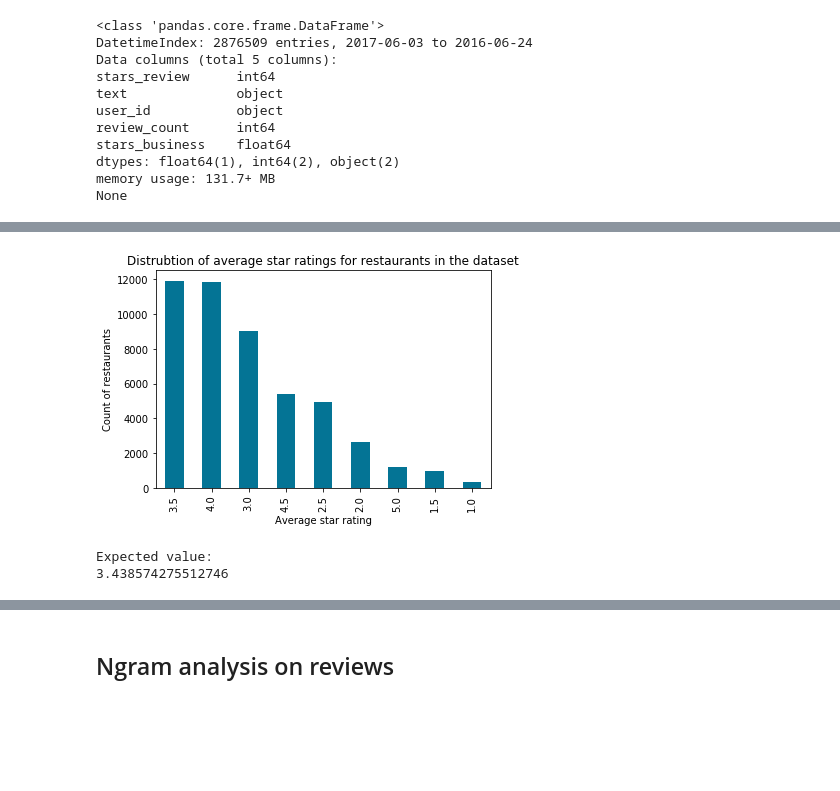
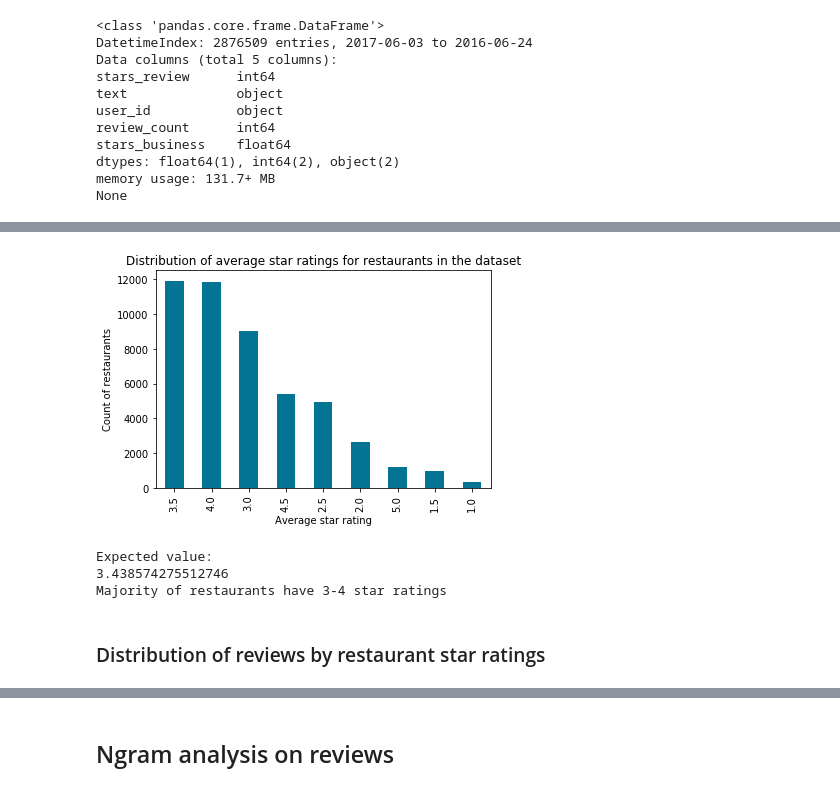
Before and after one commit to chriskhoo/Yelp-review-outlook, a Jupyter notebook: data_storytelling.ipynb, the cells around one changed output, grey strips where cells are left out. Drawn from its saved outputs; the diff is of its cells as text; code cells hidden in the pictures; blank space fills up the shorter version.

```diff
--- a/data_storytelling.ipynb
+++ b/data_storytelling.ipynb
@@ -124,18 +153,23 @@ Name: stars_review, dtype: int64
 # %%
-# distrubtion of average star ratings for restaurants in the dataset
+# distrubtion of restaurants in the dataset by average star ratings
 restaurant_stars = restaurants_df['stars'].value_counts()
 restaurant_stars.plot(kind='bar', color='#047495')
-plt.title('Distrubtion of average star ratings for restaurants in the dataset')
+plt.title('Distribution of average star ratings for restaurants in the dataset')
 plt.xlabel('Average star rating')
 plt.ylabel('Count of restaurants')
 plt.show()
 
 print( 'Expected value: ')
 print( sum( (restaurant_stars.index.values *restaurant_stars)/ sum(restaurant_stars) ))
+
+print('Majority of restaurants have 3-4 star ratings')
 # %% [output]
-[figure, old version]
+[figure, new version]
 Expected value:
 3.438574275512746
+Majority of restaurants have 3-4 star ratings
+# %% [markdown]
+### Distribution of reviews by restaurant star ratings
 # %%
 # distrubtion of number of reviews by average star rating of restaurant
 restaurant_stars_reviews = joint_df['stars_business'].value_counts()
```
Also changed, not shown: parts of 21 cells of this notebook, 4 other files.
